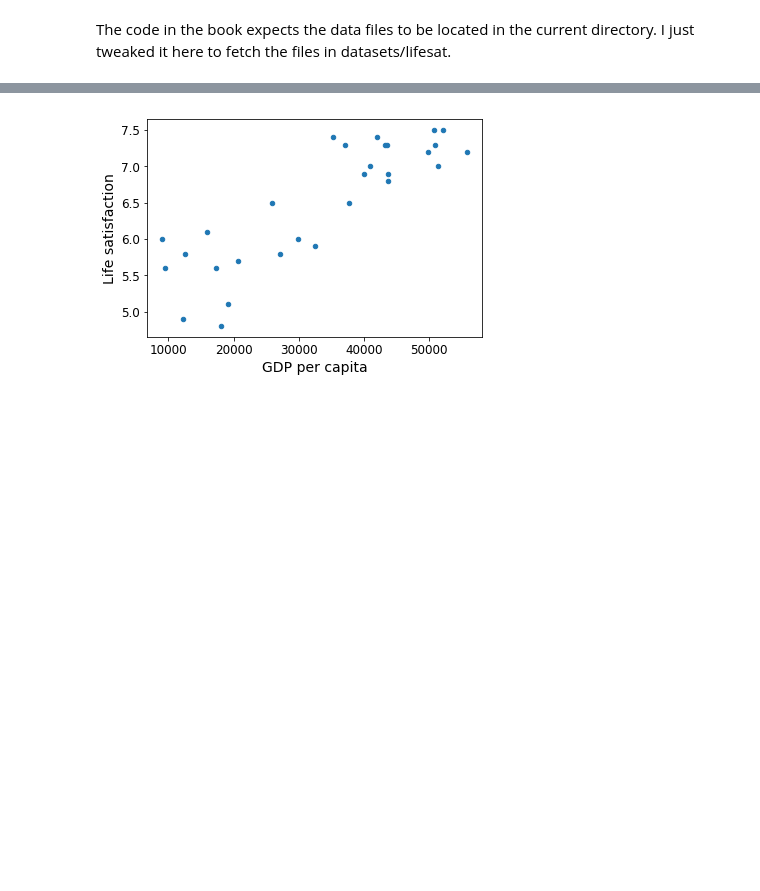
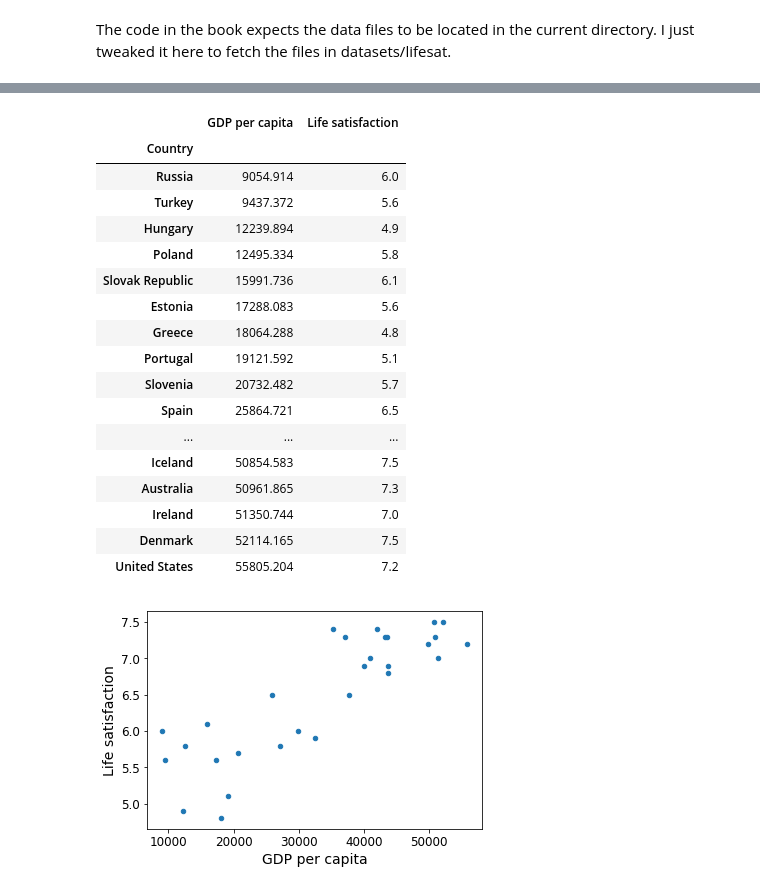
Before and after one commit to diegoami/DA_Machine_Learning_Book, a Jupyter notebook: 01_the_machine_learning_landscape.ipynb, the cells around one changed output, grey strips where cells are left out. Cells and saved outputs as stored; diff of their text form; code cells hidden in the pictures; blank space fills up the shorter version.

```diff
--- a/01_the_machine_learning_landscape.ipynb
+++ b/01_the_machine_learning_landscape.ipynb
@@ -62,0 +135,4 @@ datapath = os.path.join("datasets", "lifesat", "")
+# %%
+gdp_per_capita.rename(columns={"2015": "GDP per capita"}, inplace=True)
+gdp_per_capita.set_index("Country", inplace=True)
+gdp_per_capita
@@ -62,0 +159,5 @@ datapath = os.path.join("datasets", "lifesat", "")
+# %%
+full_country_stats = pd.merge(left=oecd_bli, right=gdp_per_capita,
+                                  left_index=True, right_index=True)
+full_country_stats.sort_values(by="GDP per capita", inplace=True)
+full_country_stats
@@ -63,3 +184,27 @@ datapath = os.path.join("datasets", "lifesat", "")
+# %%
+remove_indices = [0, 1, 6, 8, 33, 34, 35]
+keep_indices = list(set(range(36)) - set(remove_indices))
+full_country_stats = full_country_stats[["GDP per capita", 'Life satisfaction']].iloc[keep_indices]
+full_country_stats
+# %% [output]
+|  | GDP per capita | Life satisfaction |
+| Country |  |  |
+| Russia | 9054.914 | 6.0 |
+| Turkey | 9437.372 | 5.6 |
+| Hungary | 12239.894 | 4.9 |
+| Poland | 12495.334 | 5.8 |
+| Slovak Republic | 15991.736 | 6.1 |
+| Estonia | 17288.083 | 5.6 |
+| Greece | 18064.288 | 4.8 |
+| Portugal | 19121.592 | 5.1 |
+| Slovenia | 20732.482 | 5.7 |
+| Spain | 25864.721 | 6.5 |
+| ... | ... | ... |
+| Iceland | 50854.583 | 7.5 |
+| Australia | 50961.865 | 7.3 |
+| Ireland | 51350.744 | 7.0 |
+| Denmark | 52114.165 | 7.5 |
+| United States | 55805.204 | 7.2 |
 # %%
 # Code example
 import matplotlib
```
Also changed, not shown: parts of 6 cells of this notebook.
